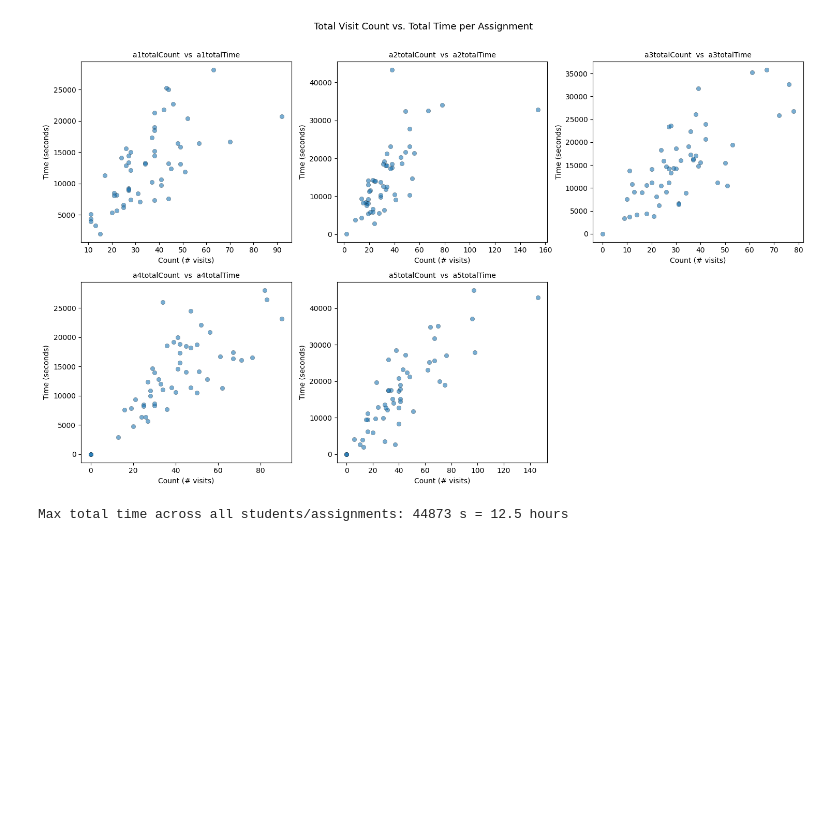
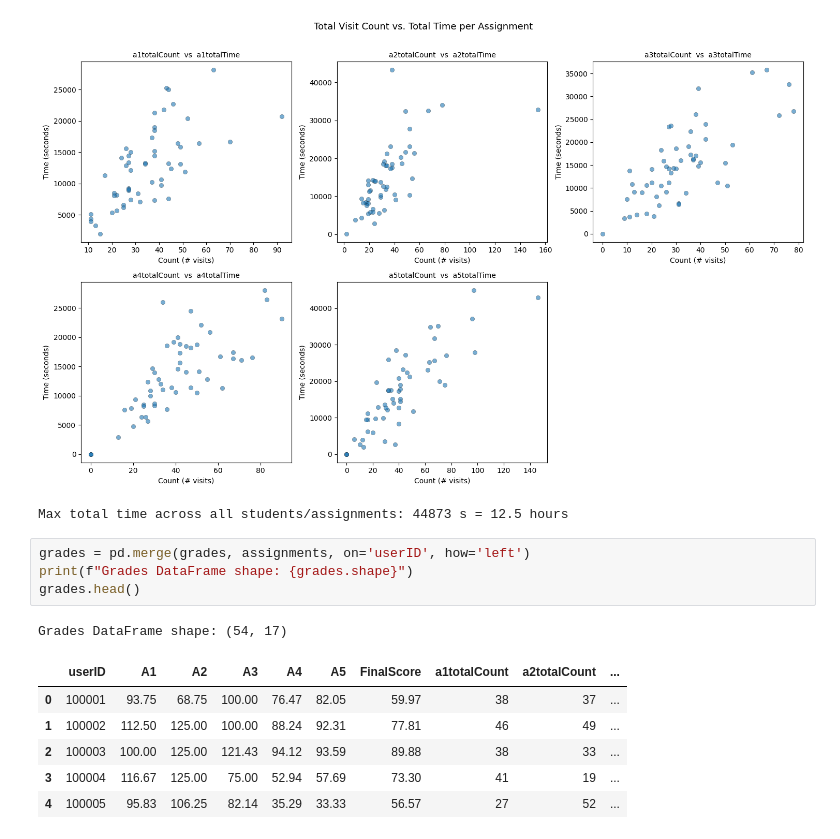
Before and after one commit to arriyan-aa/ali_arriyan_LabTask01, a Jupyter notebook: LabTask04/Lec05_AA._Work.ipynb, the cells around one changed output. Saved outputs shown, nothing was run; the diff lists cells and outputs as text; blank space fills up the shorter version.

```diff
--- a/LabTask04/Lec05_AA._Work.ipynb
+++ b/LabTask04/Lec05_AA._Work.ipynb
@@ -101,3 +101,15 @@ print(f"Max total time across all students/assignments: {max_time:.0f} s = {max_
 # %% [output]
 [figure]
 Max total time across all students/assignments: 44873 s = 12.5 hours
+# %%
+grades = pd.merge(grades, assignments, on='userID', how='left')
+print(f"Grades DataFrame shape: {grades.shape}")
+grades.head()
+# %% [output]
+Grades DataFrame shape: (54, 17)
+|  | userID | A1 | A2 | A3 | A4 | A5 | FinalScore | a1totalCount | a2totalCount | ... |
+| 0 | 100001 | 93.75 | 68.75 | 100.00 | 76.47 | 82.05 | 59.97 | 38 | 37 | ... |
+| 1 | 100002 | 112.50 | 125.00 | 100.00 | 88.24 | 92.31 | 77.81 | 46 | 49 | ... |
+| 2 | 100003 | 100.00 | 125.00 | 121.43 | 94.12 | 93.59 | 89.88 | 38 | 33 | ... |
+| 3 | 100004 | 116.67 | 125.00 | 75.00 | 52.94 | 57.69 | 73.30 | 41 | 19 | ... |
+| 4 | 100005 | 95.83 | 106.25 | 82.14 | 35.29 | 33.33 | 56.57 | 27 | 52 | ... |
```
Also changed, not shown: parts of 4 cells of this notebook, 1 other file.
